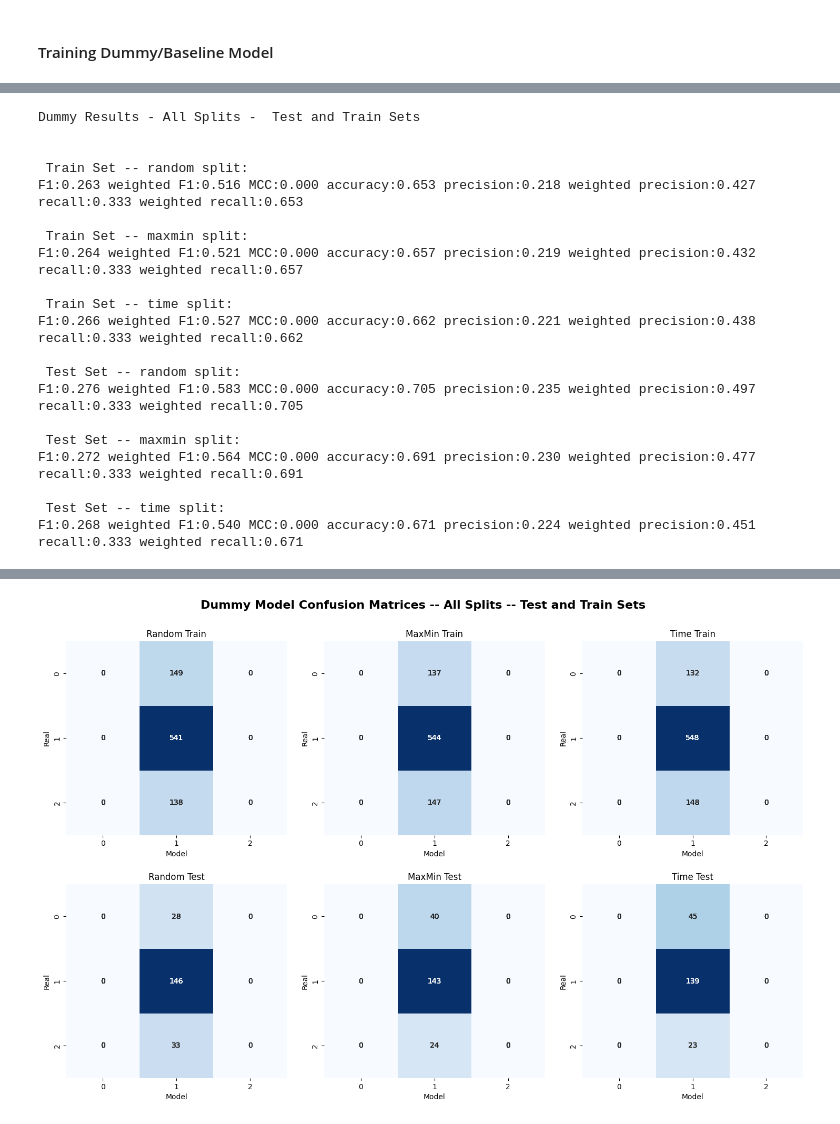
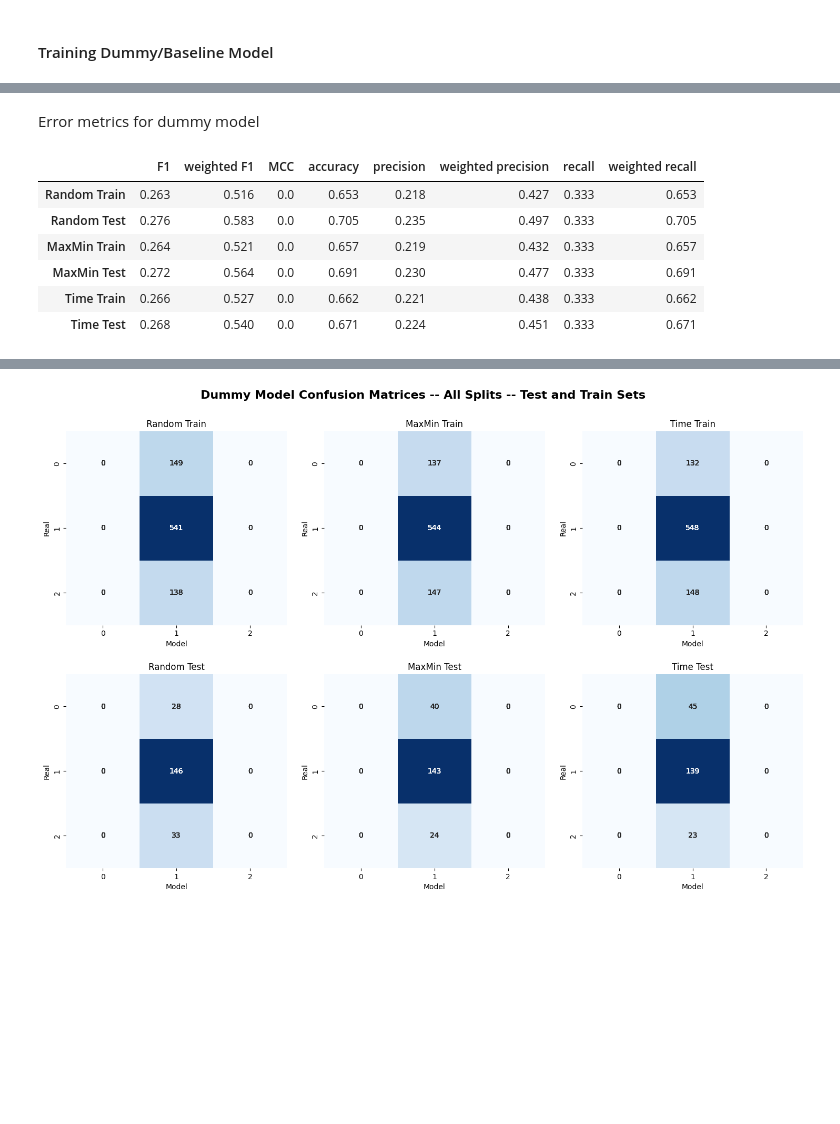
Before and after one commit to ella-satt/che1147-bees, a Jupyter notebook: notebooks/project_Linda_final.ipynb, the cells around one changed output, grey strips where cells are left out. Saved outputs shown, nothing was run; the diff lists cells and outputs as text; code cells hidden in the pictures; blank space fills up the shorter version.

```diff
--- a/notebooks/project_Linda_final.ipynb
+++ b/notebooks/project_Linda_final.ipynb
@@ -410,41 +386,23 @@ A dummy classifier was used as a baseline by predicting the most frequent traini
+# %% [markdown]
+Error metrics for dummy model
 # %%
-# Print the metrics for all models
-print("Dummy Results - All Splits -  Test and Train Sets")
+# Combine training and test metrics
+dummy_metrics = {
+    "Random Train": dummy_results_train["random"],
+    "Random Test": dummy_results_test["random"],
+    "MaxMin Train": dummy_results_train["maxmin"],
+    "MaxMin Test": dummy_results_test["maxmin"],
+    "Time Train": dummy_results_train["time"],
+    "Time Test": dummy_results_test["time"]
+}
 
-for regressor_name, metrics in dummy_results_train.items():
-    print(f"\n\n Train Set -- {regressor_name} split:")
-    for metric, value in metrics.items():
-        print(f'{metric}:{value:.3f}', end=' ')
-
-for regressor_name, metrics in dummy_results_test.items():
-    print(f"\n\n Test Set -- {regressor_name} split:")
-    for metric, value in metrics.items():
-        print(f'{metric}:{value:.3f}', end=' ')
-
-#scratch work below #
-#next(iter(dummy_results_train.items()))
-#dummy_results_train["random"][:5]
-#short_metrics_list = ['F1', 'MCC', 'accuracy', 'precision', 'recall']
-#selected_scores = [dummy_results_train["random"][i] for i in short_metrics_list]  # Output: [88, 95]
-#first_two = list(dummy_results_train["random"].items())[:2]
+# Display the results in a table
+display(pd.DataFrame.from_dict(dummy_metrics, orient="index").round(3))
 # %% [output]
-Dummy Results - All Splits -  Test and Train Sets
-
-
- Train Set -- random split:
-F1:0.263 weighted F1:0.516 MCC:0.000 accuracy:0.653 precision:0.218 weighted precision:0.427 recall:0.333 weighted recall:0.653
-
- Train Set -- maxmin split:
-F1:0.264 weighted F1:0.521 MCC:0.000 accuracy:0.657 precision:0.219 weighted precision:0.432 recall:0.333 weighted recall:0.657
-
- Train Set -- time split:
-F1:0.266 weighted F1:0.527 MCC:0.000 accuracy:0.662 precision:0.221 weighted precision:0.438 recall:0.333 weighted recall:0.662
-
- Test Set -- random split:
-F1:0.276 weighted F1:0.583 MCC:0.000 accuracy:0.705 precision:0.235 weighted precision:0.497 recall:0.333 weighted recall:0.705
-
- Test Set -- maxmin split:
-F1:0.272 weighted F1:0.564 MCC:0.000 accuracy:0.691 precision:0.230 weighted precision:0.477 recall:0.333 weighted recall:0.691
-
- Test Set -- time split:
-F1:0.268 weighted F1:0.540 MCC:0.000 accuracy:0.671 precision:0.224 weighted precision:0.451 recall:0.333 weighted recall:0.671
+|  | F1 | weighted F1 | MCC | accuracy | precision | weighted precision | recall | weighted recall |
+| Random Train | 0.263 | 0.516 | 0.0 | 0.653 | 0.218 | 0.427 | 0.333 | 0.653 |
+| Random Test | 0.276 | 0.583 | 0.0 | 0.705 | 0.235 | 0.497 | 0.333 | 0.705 |
+| MaxMin Train | 0.264 | 0.521 | 0.0 | 0.657 | 0.219 | 0.432 | 0.333 | 0.657 |
+| MaxMin Test | 0.272 | 0.564 | 0.0 | 0.691 | 0.230 | 0.477 | 0.333 | 0.691 |
+| Time Train | 0.266 | 0.527 | 0.0 | 0.662 | 0.221 | 0.438 | 0.333 | 0.662 |
+| Time Test | 0.268 | 0.540 | 0.0 | 0.671 | 0.224 | 0.451 | 0.333 | 0.671 |
```
Also changed, not shown: parts of 30 cells of this notebook.
